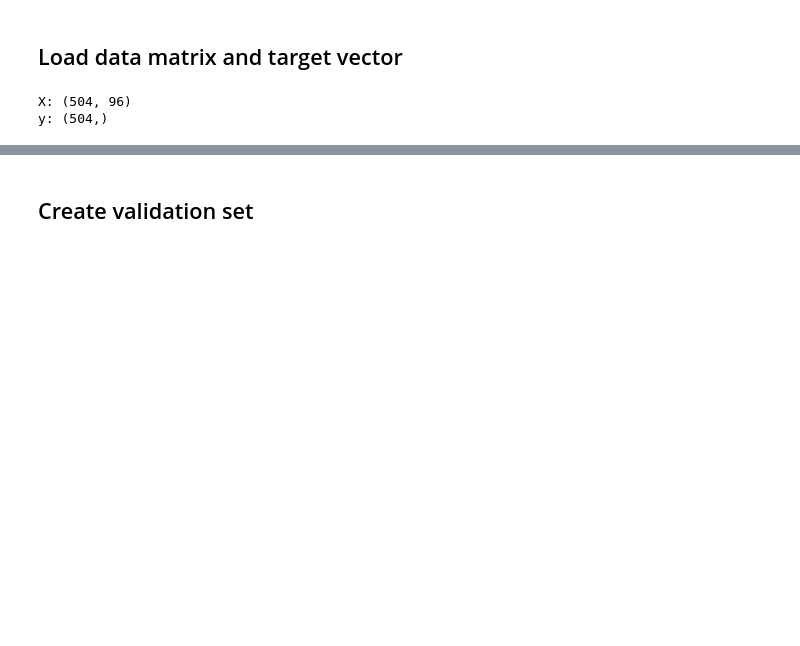
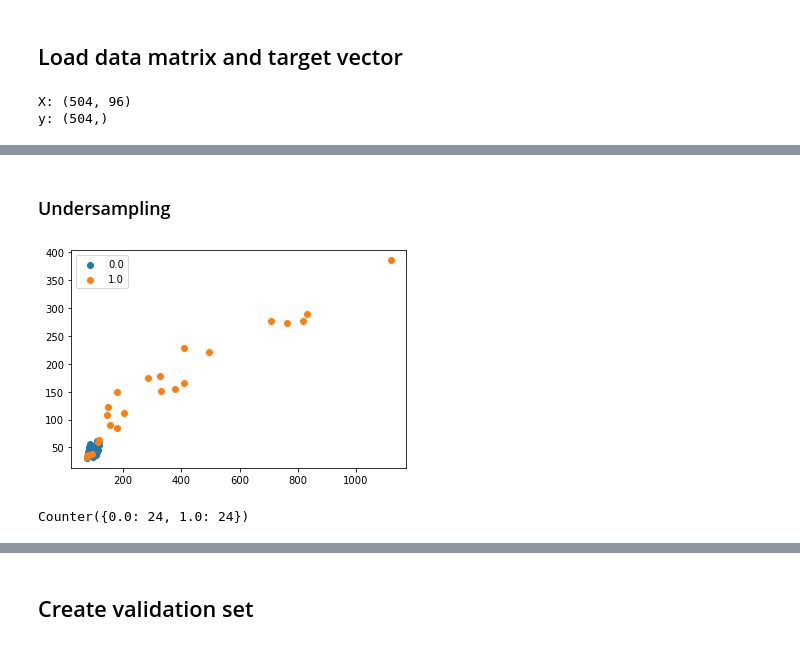
Before and after one commit to samisnotinsane/aes-kaggle-seizure-prediction, a Jupyter notebook: Dog_1/06_classifier_knn.ipynb, the cells around one changed output, grey strips where cells are left out. Saved outputs shown, nothing was run; the diff lists cells and outputs as text; code cells hidden in the pictures; blank space fills up the shorter version.

```diff
--- a/Dog_1/06_classifier_knn.ipynb
+++ b/Dog_1/06_classifier_knn.ipynb
@@ -63,0 +79,20 @@ y: (504,)
+# %% [markdown]
+### Undersampling
+# %%
+# define the undersampling method
+undersample = NearMiss(version=1, n_neighbors=5)
+# transform the dataset
+X_under, y_under = undersample.fit_resample(X, y)
+# summarize the new class distribution
+counter = Counter(y_under)
+
+# scatter plot of examples by class label
+for label, _ in counter.items():
+    row_ix = np.where(y_under == label)[0]
+    plt.scatter(X_under[row_ix, 0], X_under[row_ix, 1], label=str(label))
+plt.legend()
+plt.show()
+print(counter)
+# %% [output]
+[figure, added]
+Counter({0.0: 24, 1.0: 24})
```
Also changed, not shown: parts of 26 cells of this notebook.
